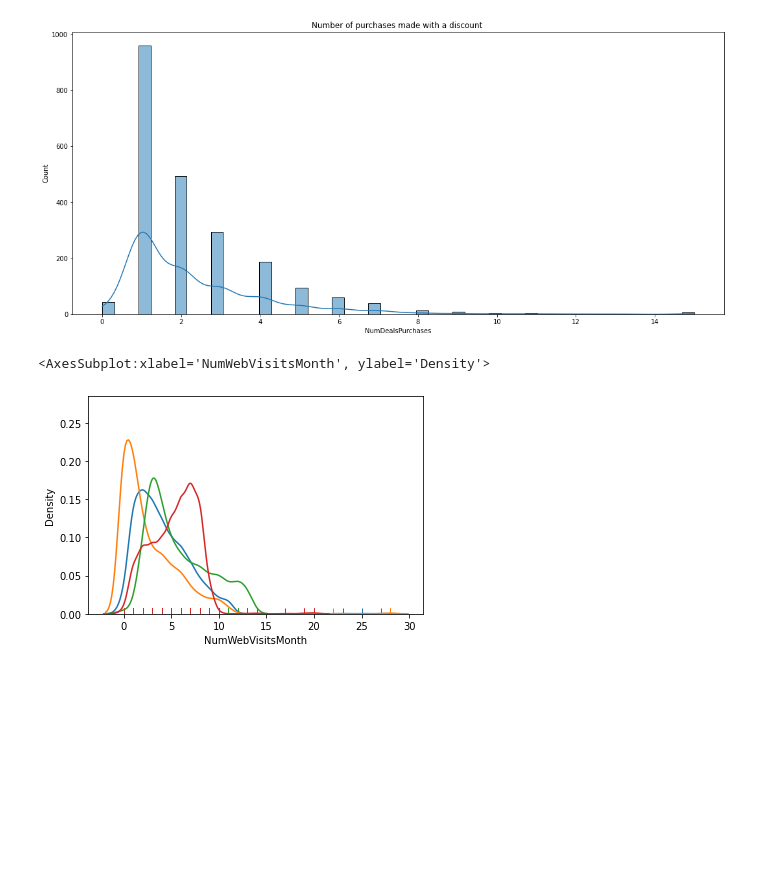
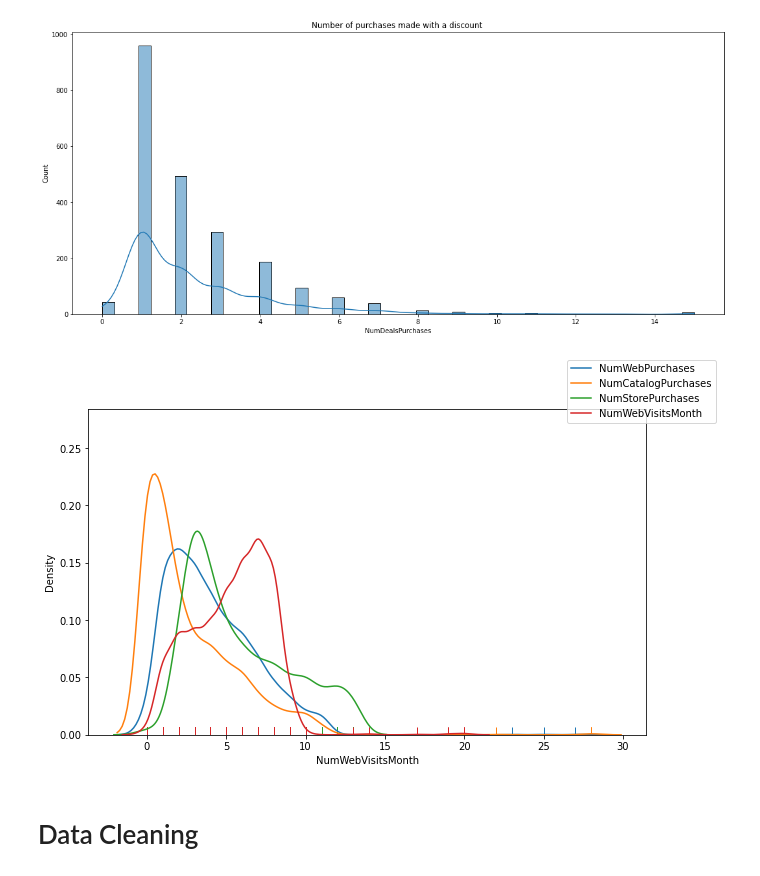
Before and after one commit to tural327/personality_analysis, a Jupyter notebook: main_file.ipynb, the cells around one changed output. Saved outputs shown, nothing was run; the diff lists cells and outputs as text; code cells hidden in the pictures; blank space fills up the shorter version.

Commit message:
data cleaning starrted

```diff
--- a/main_file.ipynb
+++ b/main_file.ipynb
@@ -294,15 +263,21 @@ plt.show()
 # %%
 import warnings
 warnings.filterwarnings("ignore")
 target_1 = df["NumWebPurchases"]
 target_2 = df["NumCatalogPurchases"]
 target_3 = df["NumStorePurchases"]
 target_4 = df["NumWebVisitsMonth"]
 
+fig = plt.figure(figsize=(10,6))
+
 sns.distplot(target_1, hist=False, rug=True)
 sns.distplot(target_2, hist=False, rug=True)
 sns.distplot(target_3, hist=False, rug=True)
 sns.distplot(target_4, hist=False, rug=True)
+fig.legend(labels=['NumWebPurchases','NumCatalogPurchases','NumStorePurchases','NumWebVisitsMonth'])
+
+plt.show()
 # %% [output]
-<AxesSubplot:xlabel='NumWebVisitsMonth', ylabel='Density'>
-[figure, old version]
+[figure, new version]
+# %% [markdown]
+# Data Cleaning
```
Also changed, not shown: parts of 2 cells of this notebook.
